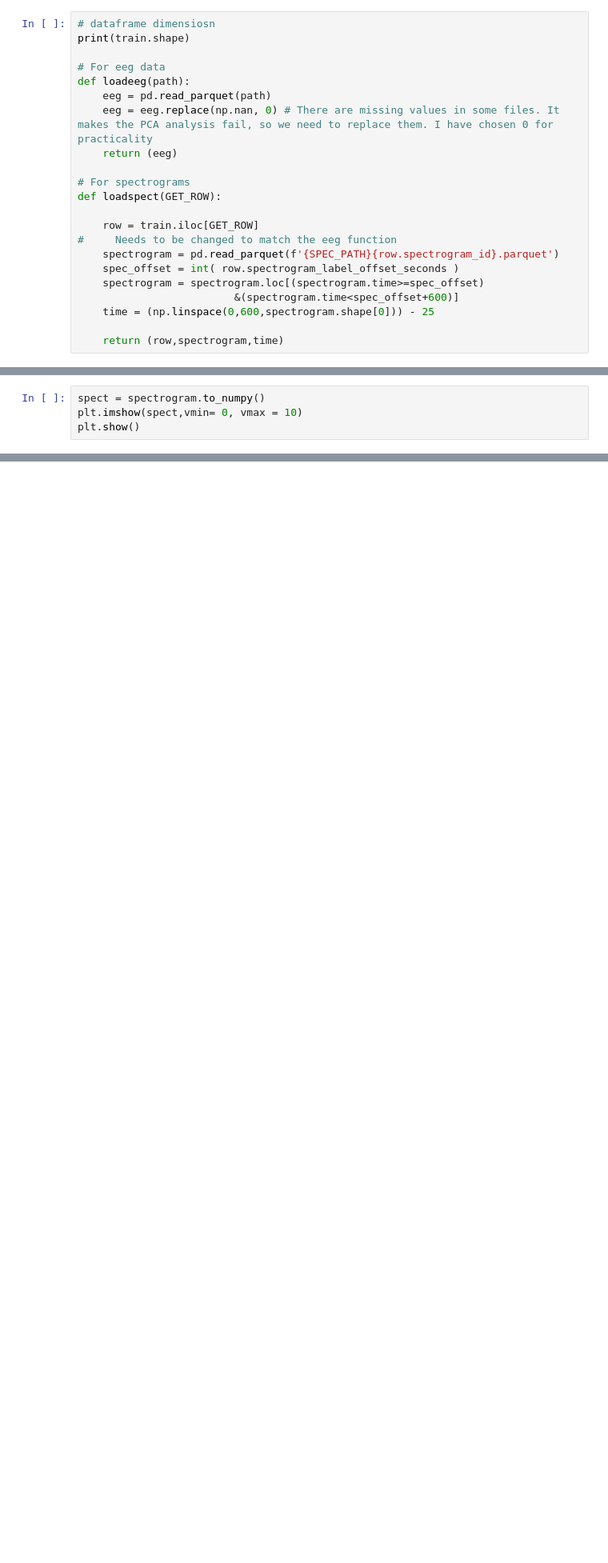
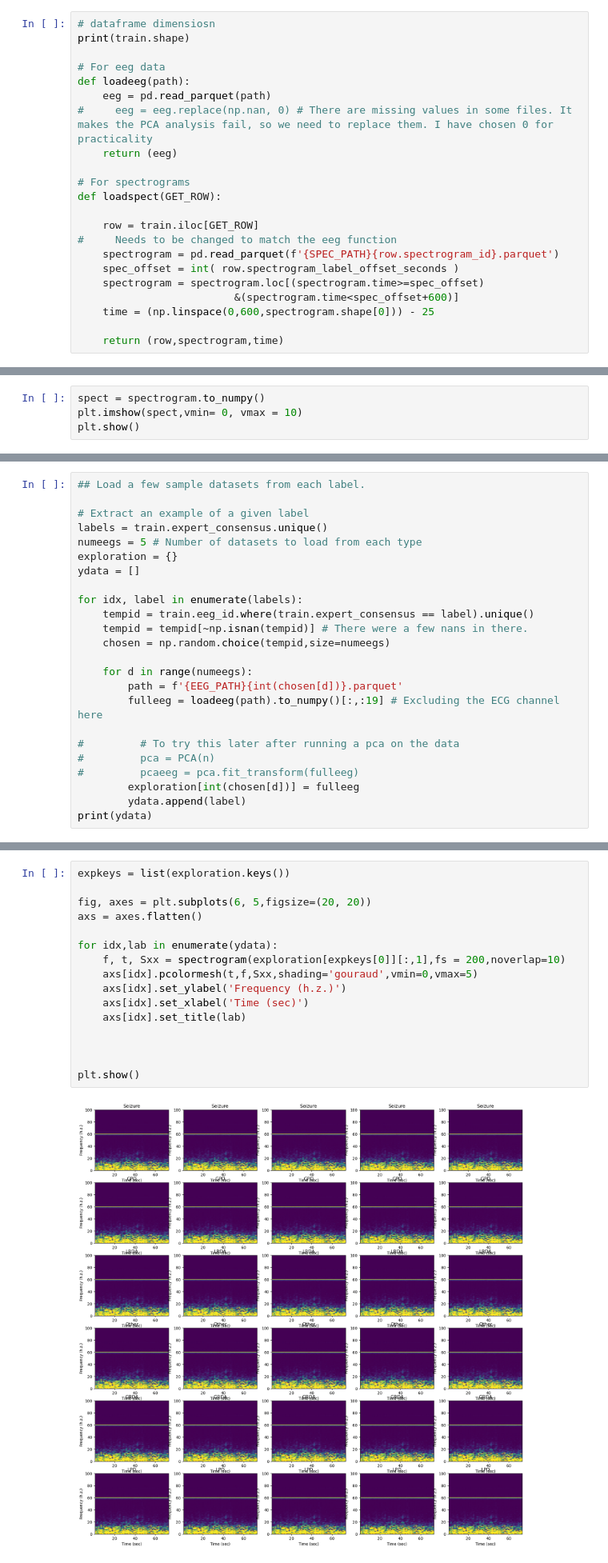
Before and after one commit to Neojaltare/HMSClassification, a Jupyter notebook: ClassifyEEG_Exploration_pandas.ipynb, the cells around one changed output, grey strips where cells are left out. Shown at 80% size. Saved outputs shown, nothing was run; the diff lists cells and outputs as text; blank space fills up the shorter version.

```diff
--- a/ClassifyEEG_Exploration_pandas.ipynb
+++ b/ClassifyEEG_Exploration_pandas.ipynb
@@ -49,7 +50,7 @@ print(train.shape)
 # For eeg data
 def loadeeg(path):
     eeg = pd.read_parquet(path)
-    eeg = eeg.replace(np.nan, 0) # There are missing values in some files. It makes the PCA analysis fail, so we need to replace them. I have chosen 0 for practicality
+#     eeg = eeg.replace(np.nan, 0) # There are missing values in some files. It makes the PCA analysis fail, so we need to replace them. I have chosen 0 for practicality
     return (eeg)
 
 # For spectrograms
@@ -298,0 +320,24 @@ principalComponents = pca.fit_transform(fulleeg)
+# %%
+## Load a few sample datasets from each label.
+
+# Extract an example of a given label
+labels = train.expert_consensus.unique()
+numeegs = 5 # Number of datasets to load from each type
+exploration = {}
+ydata = []
+
+for idx, label in enumerate(labels):
+    tempid = train.eeg_id.where(train.expert_consensus == label).unique()
+    tempid = tempid[~np.isnan(tempid)] # There were a few nans in there.
+    chosen = np.random.choice(tempid,size=numeegs)
+
+    for d in range(numeegs):
+        path = f'{EEG_PATH}{int(chosen[d])}.parquet'
+        fulleeg = loadeeg(path).to_numpy()[:,:19] # Excluding the ECG channel here
+
+#         # To try this later after running a pca on the data
+#         pca = PCA(n)
+#         pcaeeg = pca.fit_transform(fulleeg)
+        exploration[int(chosen[d])] = fulleeg
+        ydata.append(label)
+print(ydata)
@@ -298,0 +346,18 @@ principalComponents = pca.fit_transform(fulleeg)
+# %%
+expkeys = list(exploration.keys())
+
+fig, axes = plt.subplots(6, 5,figsize=(20, 20))
+axs = axes.flatten()
+
+for idx,lab in enumerate(ydata):
+    f, t, Sxx = spectrogram(exploration[expkeys[0]][:,1],fs = 200,noverlap=10)
+    axs[idx].pcolormesh(t,f,Sxx,shading='gouraud',vmin=0,vmax=5)
+    axs[idx].set_ylabel('Frequency (h.z.)')
+    axs[idx].set_xlabel('Time (sec)')
+    axs[idx].set_title(lab)
+
+
+
+plt.show()
+# %% [output]
+[figure, added]
```
Also changed, not shown: parts of 5 cells of this notebook.
